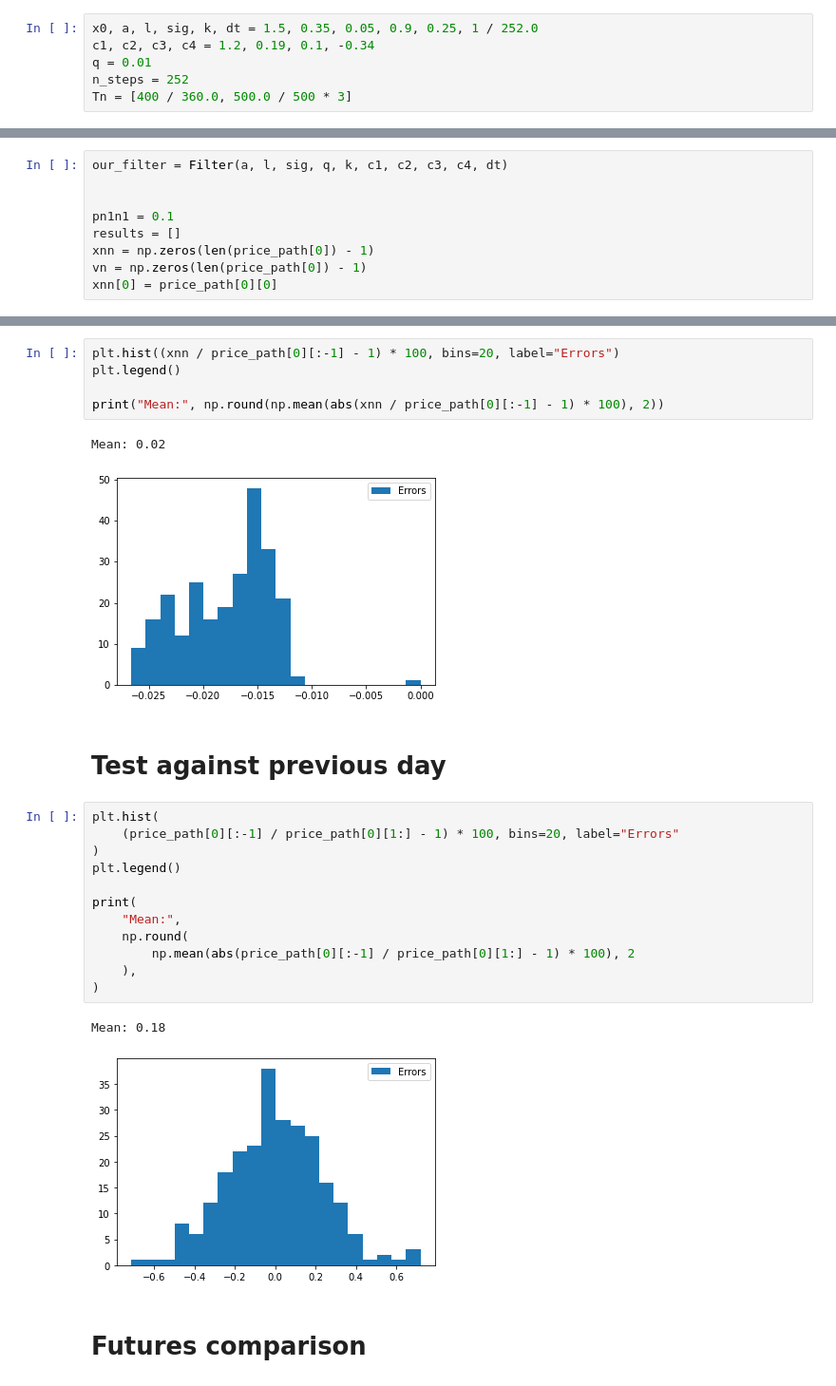
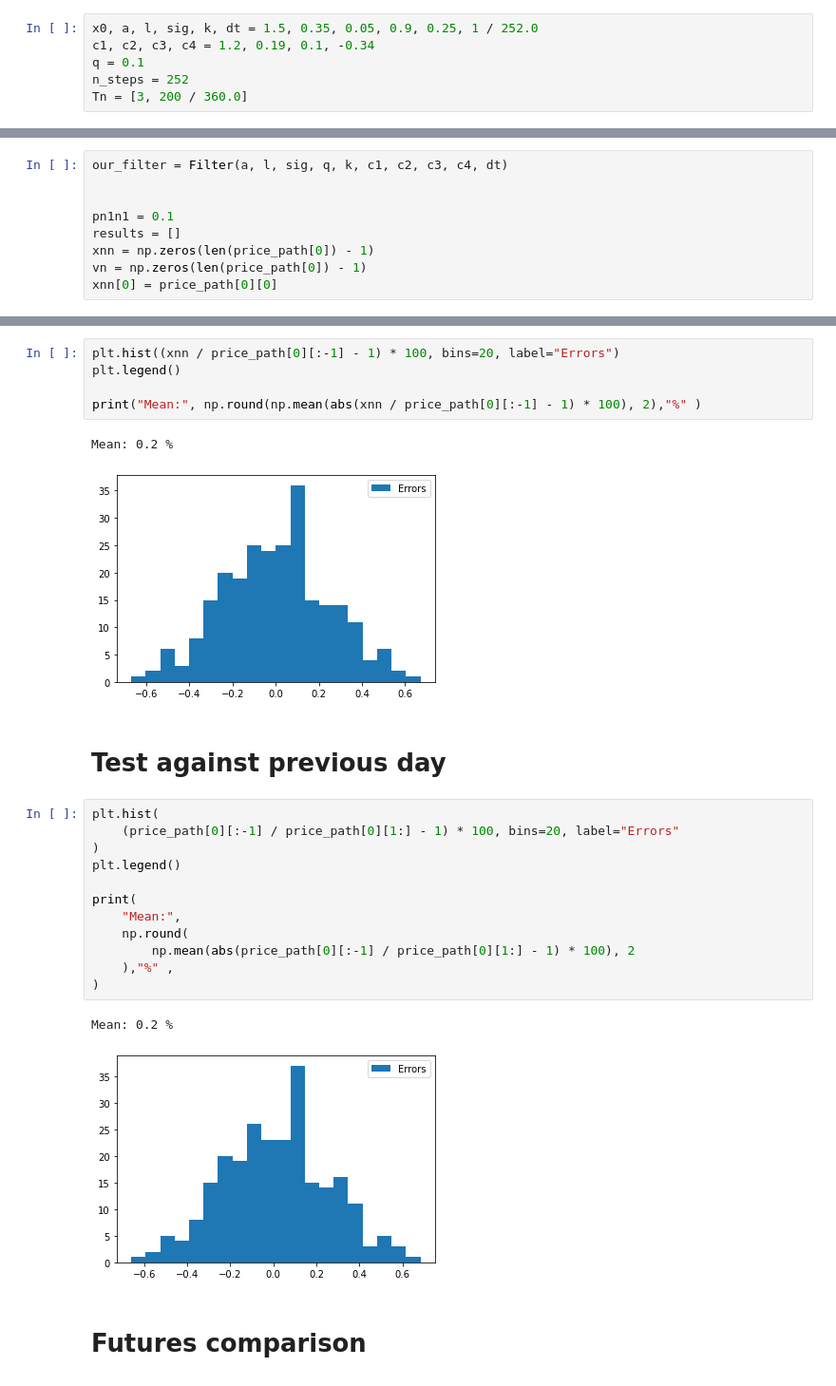
Before and after one commit to suren777/spread-filter, a Jupyter notebook: filter_spot_prediction_plus.ipynb, the cells around one changed output, grey strips where cells are left out. Shown: that part at 95% size. Saved outputs shown, nothing was run; the diff lists cells and outputs as text.

```diff
--- a/filter_spot_prediction_plus.ipynb
+++ b/filter_spot_prediction_plus.ipynb
@@ -11,9 +11,9 @@ from filter import Filter
 # %%
 x0, a, l, sig, k, dt = 1.5, 0.35, 0.05, 0.9, 0.25, 1 / 252.0
 c1, c2, c3, c4 = 1.2, 0.19, 0.1, -0.34
-q = 0.01
+q = 0.1
 n_steps = 252
-Tn = [400 / 360.0, 500.0 / 500 * 3]
+Tn = [3, 200 / 360.0]
 # %%
 price_path = generate_spread_path(
     x0,
@@ -70,27 +70,27 @@ plt.legend()
 plt.hist((xnn / price_path[0][:-1] - 1) * 100, bins=20, label="Errors")
 plt.legend()
 
-print("Mean:", np.round(np.mean(abs(xnn / price_path[0][:-1] - 1) * 100), 2))
+print("Mean:", np.round(np.mean(abs(xnn / price_path[0][:-1] - 1) * 100), 2),"%" )
 # %% [output]
-Mean: 0.02
+Mean: 0.2 %
-[figure, old version]
+[figure, new version]
 # %% [markdown]
  # Test against previous day
 # %%
 plt.hist(
     (price_path[0][:-1] / price_path[0][1:] - 1) * 100, bins=20, label="Errors"
 )
 plt.legend()
 
 print(
     "Mean:",
     np.round(
         np.mean(abs(price_path[0][:-1] / price_path[0][1:] - 1) * 100), 2
-    ),
+    ),"%" ,
 )
 # %% [output]
-Mean: 0.18
+Mean: 0.2 %
-[figure, old version]
+[figure, new version]
 # %% [markdown]
  # Futures comparison
 # %%
```
Also changed, not shown: parts of 4 cells of this notebook, 3 other files.
